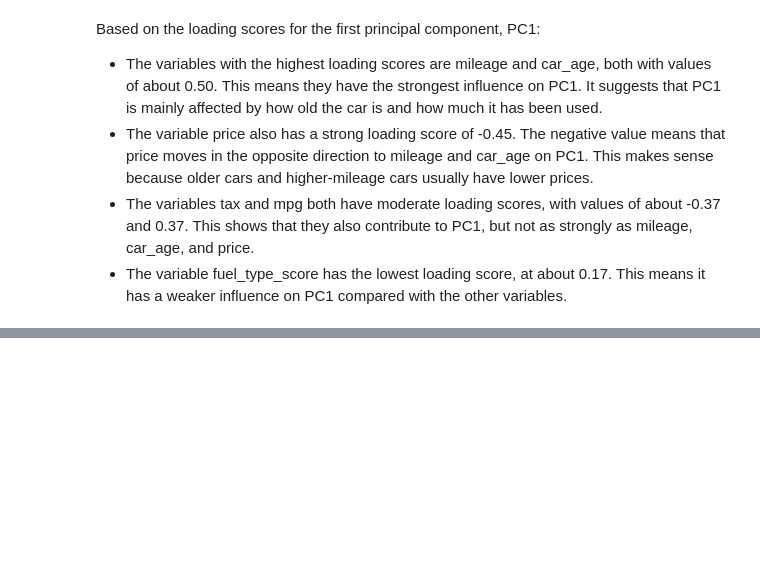
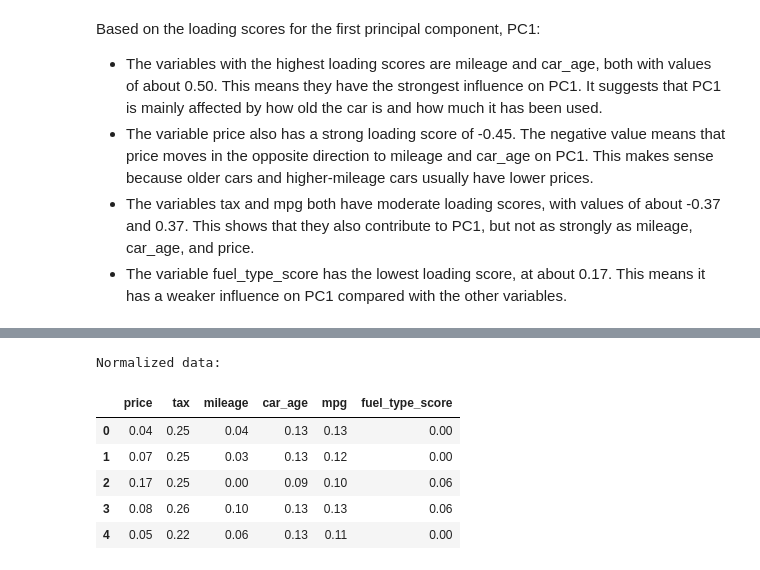
Before and after one commit to TXTEck/DAV_CA1, a Jupyter notebook: notebooks/car_price_analysis.ipynb, the cells around one changed output, grey strips where cells are left out. Cells and saved outputs as stored; diff of their text form; code cells hidden in the pictures; blank space fills up the shorter version.

```diff
--- a/notebooks/car_price_analysis.ipynb
+++ b/notebooks/car_price_analysis.ipynb
@@ -886,0 +920,24 @@ Based on the loading scores for the first principal component, PC1:
+# %%
+# Initialize the MinMaxScaler for normalisation
+scaler_minmax = MinMaxScaler()
+
+# Fit and transform the data for normalisation
+cars_normalized = scaler_minmax.fit_transform(cars[index_variables])
+
+# Convert the normalized data back to a DataFrame
+cars_normalized = pd.DataFrame(
+    cars_normalized,
+    columns=index_variables
+)
+
+# Display the normalized data
+print("\nNormalized data:")
+display(cars_normalized.head())
+# %% [output]
+Normalized data:
+|  | price | tax | mileage | car_age | mpg | fuel_type_score |
+| 0 | 0.04 | 0.25 | 0.04 | 0.13 | 0.13 | 0.00 |
+| 1 | 0.07 | 0.25 | 0.03 | 0.13 | 0.12 | 0.00 |
+| 2 | 0.17 | 0.25 | 0.00 | 0.09 | 0.10 | 0.06 |
+| 3 | 0.08 | 0.26 | 0.10 | 0.13 | 0.13 | 0.06 |
+| 4 | 0.05 | 0.22 | 0.06 | 0.13 | 0.11 | 0.00 |
```
Also changed, not shown: parts of 3 cells of this notebook.
